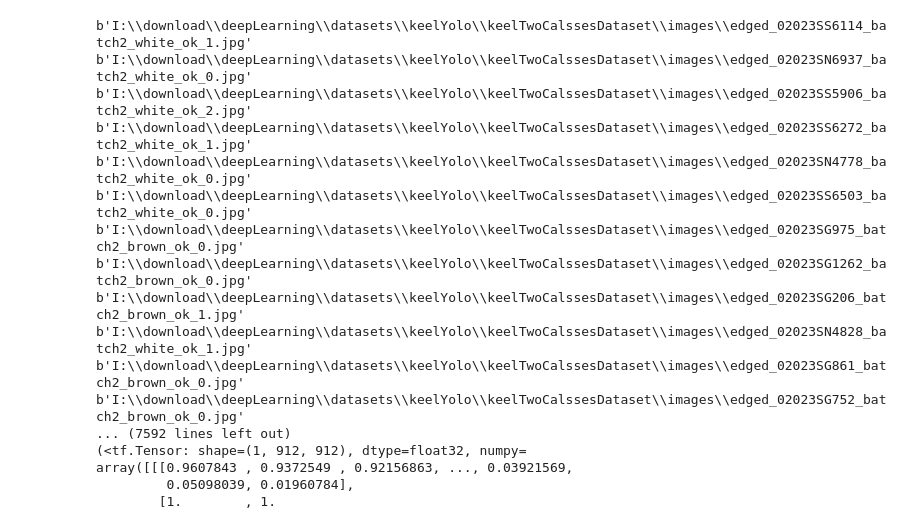
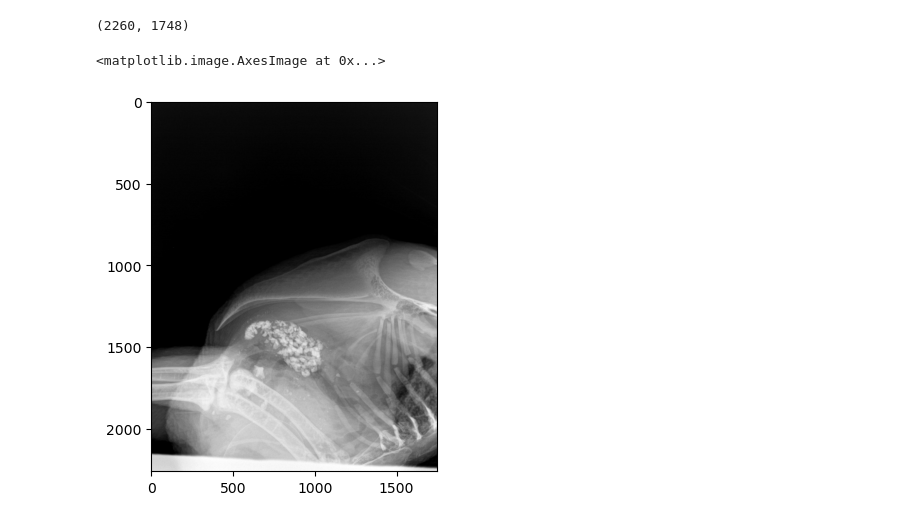
Before and after one commit to tomaszjacek/deepLearning, a Jupyter notebook: keel/cutoff_keelbone_by_mask.ipynb, the cells around one changed output. Drawn from its saved outputs; the diff is of its cells as text; code cells hidden in the pictures.

Commit message:
l keel mask prediction and cut out

```diff
--- a/keel/cutoff_keelbone_by_mask.ipynb
+++ b/keel/cutoff_keelbone_by_mask.ipynb
@@ -92,9 +94,11 @@ def build_unet(h, w, c, base, classes, dropout=True, batchnorm=True):
     model.summary()
     return model
 # %%
-modelFilePath = "./"
-mainPath="I:\\download\\deepLearning\\datasets\\keelYolo\\keelTwoCalssesDataset"
-workDir = "images"
+modelFilePath = "/media/Tomasz/4T/work/keel/dataset/output/output_fold_1"
+#mainPath="I:\\download\\deepLearning\\datasets\\keelYolo\\keelTwoCalssesDataset"
+mainPath="/media/Tomasz/4T/work/keel/dataset"
+#workDir = "imagesKeelBatch2/"
+workDir = "onlyBatch2/"
 outDir = "cutOffByMaskOutput"
 workPath = os.path.join(mainPath,workDir)
 outPath = os.path.join(mainPath,outDir)
@@ -154,26 +137,3 @@ def tf_data(x):
-# %%
-fileList = load_data(workPath)
-dataset_ = tf_data(fileList)
-for z in dataset_:
-    print(z)
-# %% [output]
-b'I:\\download\\deepLearning\\datasets\\keelYolo\\keelTwoCalssesDataset\\images\\edged_02023SS6114_batch2_white_ok_1.jpg'
-b'I:\\download\\deepLearning\\datasets\\keelYolo\\keelTwoCalssesDataset\\images\\edged_02023SN6937_batch2_white_ok_0.jpg'
-b'I:\\download\\deepLearning\\datasets\\keelYolo\\keelTwoCalssesDataset\\images\\edged_02023SS5906_batch2_white_ok_2.jpg'
-b'I:\\download\\deepLearning\\datasets\\keelYolo\\keelTwoCalssesDataset\\images\\edged_02023SS6272_batch2_white_ok_1.jpg'
-b'I:\\download\\deepLearning\\datasets\\keelYolo\\keelTwoCalssesDataset\\images\\edged_02023SN4778_batch2_white_ok_0.jpg'
-b'I:\\download\\deepLearning\\datasets\\keelYolo\\keelTwoCalssesDataset\\images\\edged_02023SS6503_batch2_white_ok_0.jpg'
-b'I:\\download\\deepLearning\\datasets\\keelYolo\\keelTwoCalssesDataset\\images\\edged_02023SG975_batch2_brown_ok_0.jpg'
-b'I:\\download\\deepLearning\\datasets\\keelYolo\\keelTwoCalssesDataset\\images\\edged_02023SG1262_batch2_brown_ok_0.jpg'
-b'I:\\download\\deepLearning\\datasets\\keelYolo\\keelTwoCalssesDataset\\images\\edged_02023SG206_batch2_brown_ok_1.jpg'
-b'I:\\download\\deepLearning\\datasets\\keelYolo\\keelTwoCalssesDataset\\images\\edged_02023SN4828_batch2_white_ok_1.jpg'
-b'I:\\download\\deepLearning\\datasets\\keelYolo\\keelTwoCalssesDataset\\images\\edged_02023SG861_batch2_brown_ok_0.jpg'
-b'I:\\download\\deepLearning\\datasets\\keelYolo\\keelTwoCalssesDataset\\images\\edged_02023SG752_batch2_brown_ok_0.jpg'
-... (7592 lines left out)
-(<tf.Tensor: shape=(1, 912, 912), dtype=float32, numpy=
-array([[[0.9607843 , 0.9372549 , 0.92156863, ..., 0.03921569,
-         0.05098039, 0.01960784],
-        [1.        , 1.
 # %%
 def image_normalization(img, img_min=0, img_max=255):
     """This is a typical image normalization function
@@ -188,6 +148,18 @@ def image_normalization(img, img_min=0, img_max=255):
     epsilon=1e-12 # whenever an inconsistent image
     img = (img-np.min(img))*(img_max-img_min)/((np.max(img)-np.min(img))+epsilon)+img_min
     return img
+# %%
+
+input_path = os.path.join(workPath, "02023SG1018_batch2_brown_ok_2.jpg")
+input_path = os.path.join(workPath, "02023SG1005_batch2_brown_ok_0.jpg")
+
+imageOne = cv2.imread(input_path, cv2.IMREAD_GRAYSCALE)
+print(imageOne.shape)
+plt.imshow(imageOne, cmap="gray")
+# %% [output]
+(2260, 1748)
+<matplotlib.image.AxesImage at 0x...>
+[figure, added]
 # %%
 
 n=0
```
Also changed, not shown: parts of 11 cells of this notebook, 1 other file.
